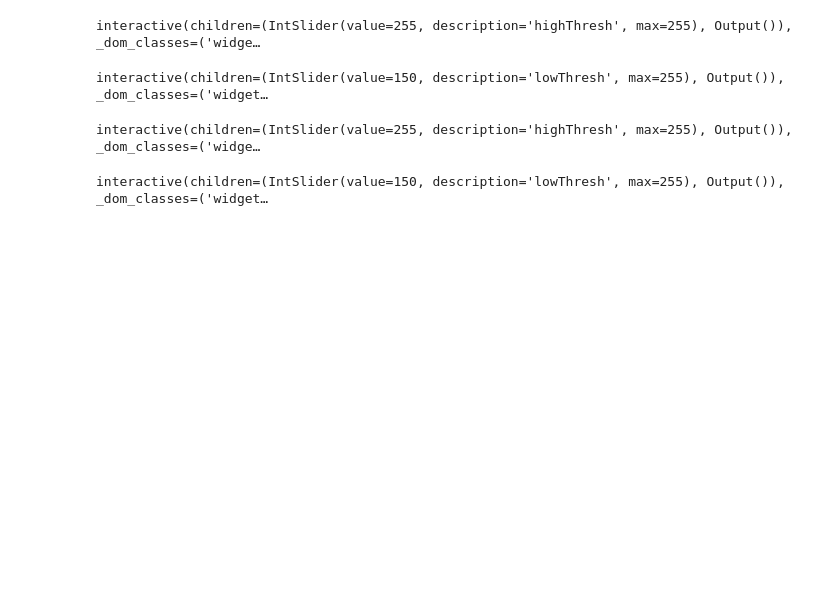
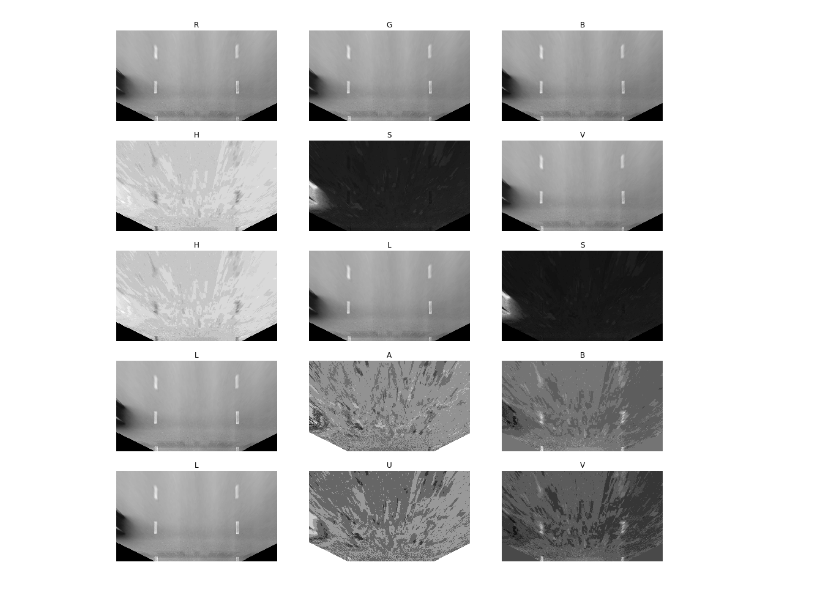
Before and after one commit to adamnapieralski/lane-keep-assist, a Jupyter notebook: LKA_notebook.ipynb, the cells around one changed output. Cells and saved outputs as stored; diff of their text form; code cells hidden in the pictures; blank space fills up the shorter version.

Commit message:
jpynb color spaces thresholding

```diff
--- a/LKA_notebook.ipynb
+++ b/LKA_notebook.ipynb
@@ -163,7 +191,8 @@ fig = plt.figure(figsize=(16, 16))
 columns = 3
 rows = 5
 # imgRGB = cv2.imread(image)
-imgBGR = cv2.imread("./samples/road_samples_1/warped/yellow_white_sample_warped.png")
+# imgBGR = cv2.imread("./samples/road_samples_1/warped/yellow_white_sample_warped.png")
+imgBGR = cv2.imread("./samples/road_samples_1/warped/sample_road_img_6_warped.png")
 imgRGB = cv2.cvtColor(imgBGR, cv2.COLOR_BGR2RGB)
 
 imgRGB_R, imgRGB_G, imgRGB_B = cv2.split(imgBGR)
@@ -219,99 +248,32 @@ subHLS_S.axis('off')
 subHLS_S.set_title('S')
 plt.imshow(imgHLS_S, cmap='gray')
 
 subLAB_L = fig.add_subplot(rows, columns, 10)
 subLAB_L.axis('off')
 subLAB_L.set_title('L')
 plt.imshow(imgLAB_L, cmap='gray')
 subLAB_A = fig.add_subplot(rows, columns, 11)
 subLAB_A.axis('off')
 subLAB_A.set_title('A')
 plt.imshow(imgLAB_A, cmap='gray')
 subLAB_B = fig.add_subplot(rows, columns, 12)
 subLAB_B.axis('off')
 subLAB_B.set_title('B')
 plt.imshow(imgLAB_B, cmap='gray')
 
 subLUV_L = fig.add_subplot(rows, columns, 13)
 subLUV_L.axis('off')
 subLUV_L.set_title('L')
 plt.imshow(imgLUV_L, cmap='gray')
 subLUV_U = fig.add_subplot(rows, columns, 14)
 subLUV_U.axis('off')
 subLUV_U.set_title('U')
 plt.imshow(imgLUV_U, cmap='gray')
 subLUV_V = fig.add_subplot(rows, columns, 15)
 subLUV_V.axis('off')
 subLUV_V.set_title('V')
 plt.imshow(imgLUV_V, cmap='gray')
 
 plt.show()
+# %% [output]
+[figure, added]
-# %%
-def setLowT_RGB_R(lowThresh):
-    # fig = plt.figure(figsize=(16, 16))
-    # columns = 3
-    # rows = 5
-    if wRGB_R_high.result is not None:
-        _, threshRGB_R = cv2.threshold(imgRGB_R, lowThresh, wRGB_R_high.result, cv2.THRESH_BINARY)
-        # _, threshRGB_G = cv2.threshold(imgRGB_G, lowT, wRGB_R_high.result, cv2.THRESH_BINARY)
-        # _, threshRGB_B = cv2.threshold(imgRGB_B, lowT, wRGB_R_high.result, cv2.THRESH_BINARY)
-        # _, threshHSV_S = cv2.threshold(imgHSV_S, lowT, wRGB_R_high.result, cv2.THRESH_BINARY)
-        # _, threshHSV_V = cv2.threshold(imgHSV_V, lowT, wRGB_R_high.result, cv2.THRESH_BINARY)
-        # _, threshHLS_L = cv2.threshold(imgHLS_L, lowT, wRGB_R_high.result, cv2.THRESH_BINARY)
-        # _, threshHLS_S = cv2.threshold(imgHLS_S, lowT, wRGB_R_high.result, cv2.THRESH_BINARY)
-        # _, threshLAB_B = cv2.threshold(imgLAB_B, lowT, wRGB_R_high.result, cv2.THRESH_BINARY)
-        # _, threshLUV_U = cv2.threshold(imgLUV_U, lowT, wRGB_R_high.result, cv2.THRESH_BINARY)
-        # _, threshLUV_V = cv2.threshold(imgLUV_V, lowT, wRGB_R_high.result, cv2.THRESH_BINARY)
-
-        # subThreshRGB_R = fig.add_subplot(rows, columns, 1)
-        fig = plt.figure()
-        sub = fig.add_subplot(1, 1, 1)
-        sub.set_title('RGB_R')
-        plt.imshow(threshRGB_R, cmap='gray')
-        # subThreshRGB_G = fig.add_subplot(rows, columns, 2)
-        # plt.imshow(threshRGB_G, cmap='gray')
-        # subThreshRGB_B = fig.add_subplot(rows, columns, 3)
-        # plt.imshow(threshRGB_B, cmap='gray')
-        # subThreshHSV_S = fig.add_subplot(rows, columns, 5)
-        # plt.imshow(threshHSV_S, cmap='gray')
-        # subThreshHSV_V = fig.add_subplot(rows, columns, 6)
-        # plt.imshow(threshHSV_V, cmap='gray')
-        # subThreshHLS_L = fig.add_subplot(rows, columns, 8)
-        # plt.imshow(threshHLS_L, cmap='gray')
-        # subThreshHLS_S = fig.add_subplot(rows, columns, 9)
-        # plt.imshow(threshHLS_S, cmap='gray')
-        # subThreshLAB_B = fig.add_subplot(rows, columns, 12)
-        # plt.imshow(threshLAB_B, cmap='gray')
-        # subThreshLUV_U = fig.add_subplot(rows, columns, 14)
-        # plt.imshow(threshLUV_U, cmap='gray')
-        # subThreshLUV_V = fig.add_subplot(rows, columns, 15)
-        # plt.imshow(threshLUV_V, cmap='gray')
-    return lowThresh
-
-def setHighT_RGB_R(highThresh):
-    return highThresh
-
-def setHighT_RGB_G(highThresh):
-    return highThresh
-
-def setLowT_RGB_G(lowThresh):
-    if wRGB_G_high.result is not None:
-        _, threshRGB_G = cv2.threshold(imgRGB_G, lowThresh, wRGB_R_high.result, cv2.THRESH_BINARY)
-        fig = plt.figure()
-        sub = fig.add_subplot(1, 1, 1)
-        sub.set_title('RGB_G')
-        plt.imshow(threshRGB_G, cmap='gray')
-    return lowThresh
-
-wRGB_R_high = interactive(setHighT_RGB_R, highThresh=widgets.IntSlider(min=0,max=255,step=1,value=255))
-wRGB_R_low = interactive(setLowT_RGB_R, lowThresh=widgets.IntSlider(min=0,max=255,step=1,value=150))
-display(wRGB_R_high, wRGB_R_low)
-
-wRGB_G_high = interactive(setHighT_RGB_G, highThresh=widgets.IntSlider(min=0,max=255,step=1,value=255))
-wRGB_G_low = interactive(setLowT_RGB_G, lowThresh=widgets.IntSlider(min=0,max=255,step=1,value=150))
-display(wRGB_G_high, wRGB_G_low)
-# %% [output]
-interactive(children=(IntSlider(value=255, description='highThresh', max=255), Output()), _dom_classes=('widge…
-interactive(children=(IntSlider(value=150, description='lowThresh', max=255), Output()), _dom_classes=('widget…
-interactive(children=(IntSlider(value=255, description='highThresh', max=255), Output()), _dom_classes=('widge…
-interactive(children=(IntSlider(value=150, description='lowThresh', max=255), Output()), _dom_classes=('widget…
```
Also changed, not shown: parts of 8 cells of this notebook.
